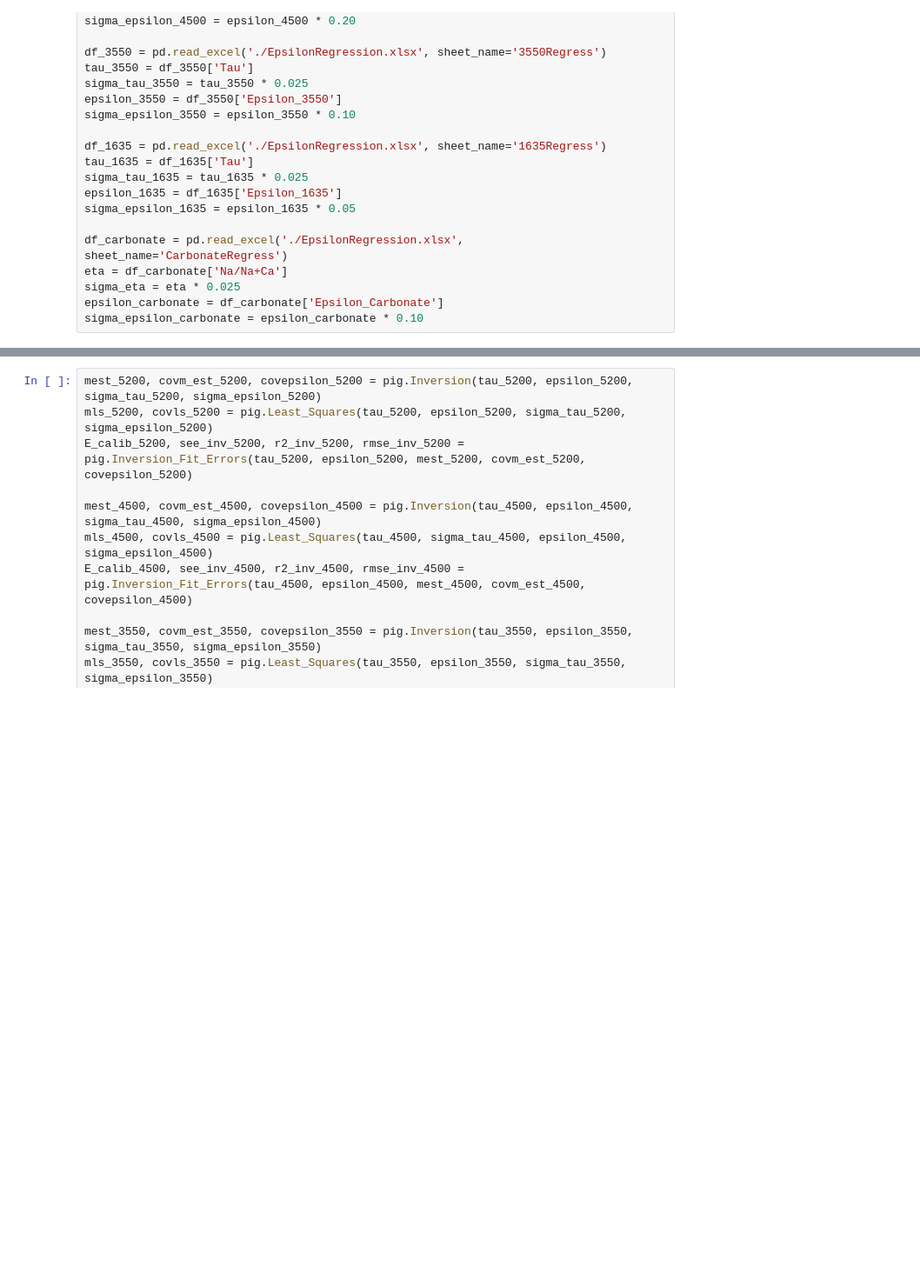
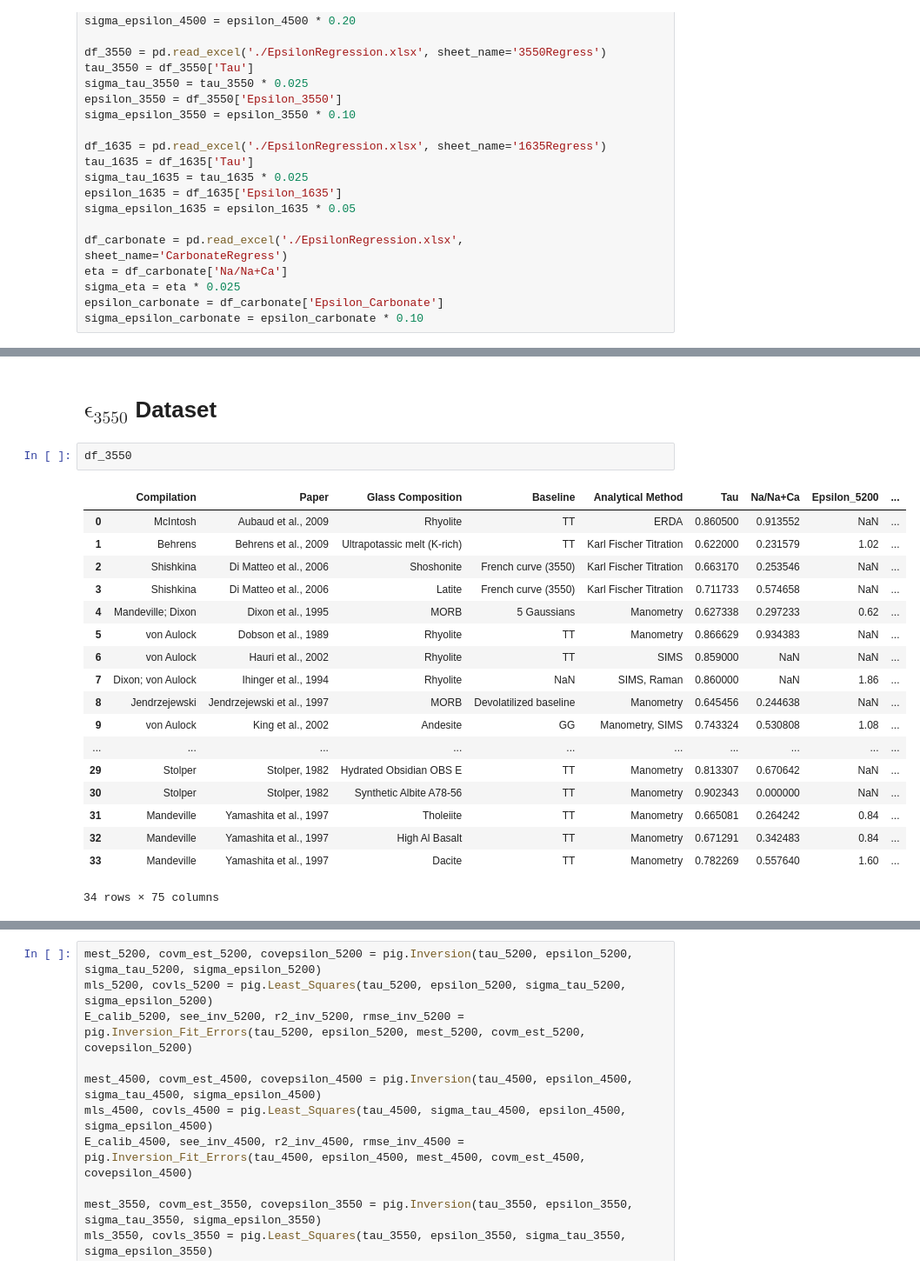
Before and after one commit to kaylai/PyIRoGlass, a Jupyter notebook: docs/examples/inversion/PyIRoGlass_Inversion.ipynb, the cells around one changed output, grey strips where cells are left out. Shown at 87% size. Saved outputs shown, nothing was run; the diff lists cells and outputs as text; blank space fills up the shorter version.

```diff
--- a/docs/examples/inversion/PyIRoGlass_Inversion.ipynb
+++ b/docs/examples/inversion/PyIRoGlass_Inversion.ipynb
@@ -64,0 +111,23 @@ sigma_epsilon_carbonate = epsilon_carbonate * 0.10
+# %% [markdown]
+# $\mathrm{\epsilon_{3550}}$ Dataset
+# %%
+df_3550
+# %% [output]
+|  | Compilation | Paper | Glass Composition | Baseline | Analytical Method | Tau | Na/Na+Ca | Epsilon_5200 | ... |
+| 0 | McIntosh | Aubaud et al., 2009 | Rhyolite | TT | ERDA | 0.860500 | 0.913552 | NaN | ... |
+| 1 | Behrens | Behrens et al., 2009 | Ultrapotassic melt (K-rich) | TT | Karl Fischer Titration | 0.622000 | 0.231579 | 1.02 | ... |
+| 2 | Shishkina | Di Matteo et al., 2006 | Shoshonite | French curve (3550) | Karl Fischer Titration | 0.663170 | 0.253546 | NaN | ... |
+| 3 | Shishkina | Di Matteo et al., 2006 | Latite | French curve (3550) | Karl Fischer Titration | 0.711733 | 0.574658 | NaN | ... |
+| 4 | Mandeville; Dixon | Dixon et al., 1995 | MORB | 5 Gaussians | Manometry | 0.627338 | 0.297233 | 0.62 | ... |
+| 5 | von Aulock | Dobson et al., 1989 | Rhyolite | TT | Manometry | 0.866629 | 0.934383 | NaN | ... |
+| 6 | von Aulock | Hauri et al., 2002 | Rhyolite | TT | SIMS | 0.859000 | NaN | NaN | ... |
+| 7 | Dixon; von Aulock | Ihinger et al., 1994 | Rhyolite | NaN | SIMS, Raman | 0.860000 | NaN | 1.86 | ... |
+| 8 | Jendrzejewski | Jendrzejewski et al., 1997 | MORB | Devolatilized baseline | Manometry | 0.645456 | 0.244638 | NaN | ... |
+| 9 | von Aulock | King et al., 2002 | Andesite | GG | Manometry, SIMS | 0.743324 | 0.530808 | 1.08 | ... |
+| ... | ... | ... | ... | ... | ... | ... | ... | ... | ... |
+| 29 | Stolper | Stolper, 1982 | Hydrated Obsidian OBS E | TT | Manometry | 0.813307 | 0.670642 | NaN | ... |
+| 30 | Stolper | Stolper, 1982 | Synthetic Albite A78-56 | TT | Manometry | 0.902343 | 0.000000 | NaN | ... |
+| 31 | Mandeville | Yamashita et al., 1997 | Tholeiite | TT | Manometry | 0.665081 | 0.264242 | 0.84 | ... |
+| 32 | Mandeville | Yamashita et al., 1997 | High Al Basalt | TT | Manometry | 0.671291 | 0.342483 | 0.84 | ... |
+| 33 | Mandeville | Yamashita et al., 1997 | Dacite | TT | Manometry | 0.782269 | 0.557640 | 1.60 | ... |
+34 rows × 75 columns
```
Also changed, not shown: parts of 11 cells of this notebook, 37 other files.
